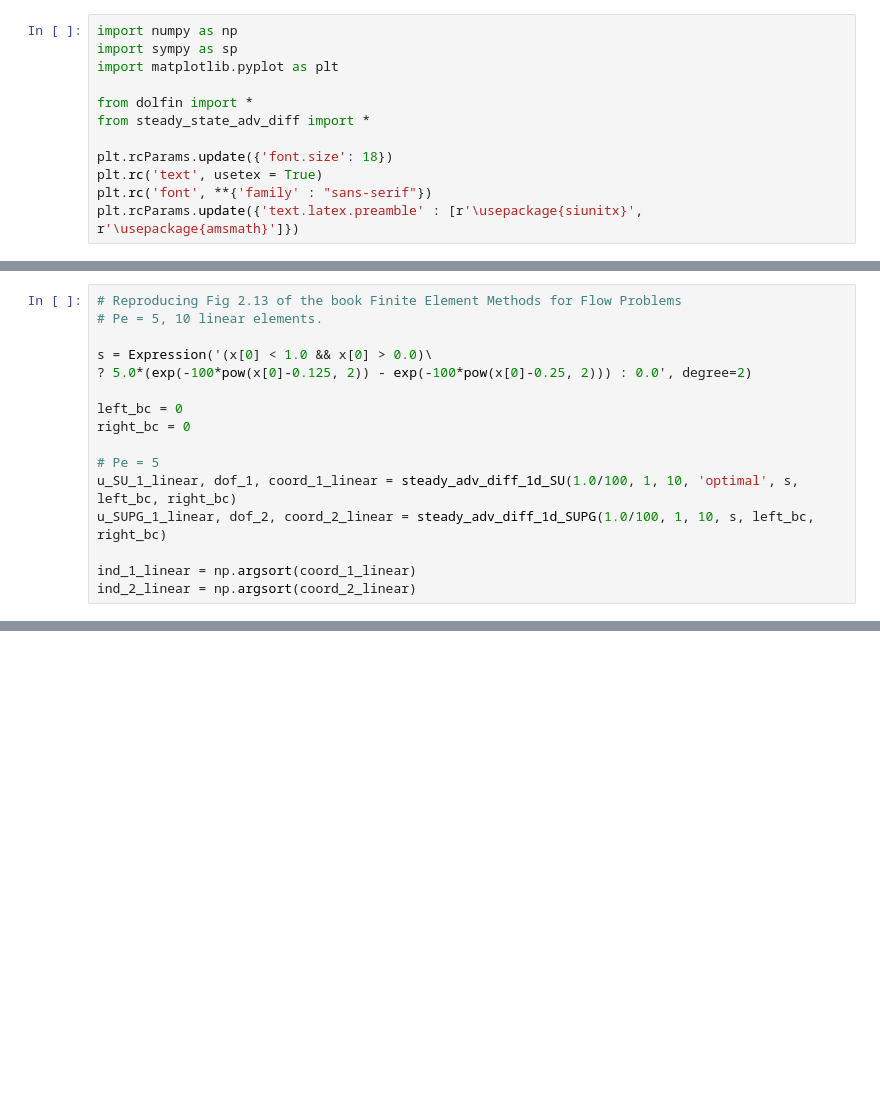
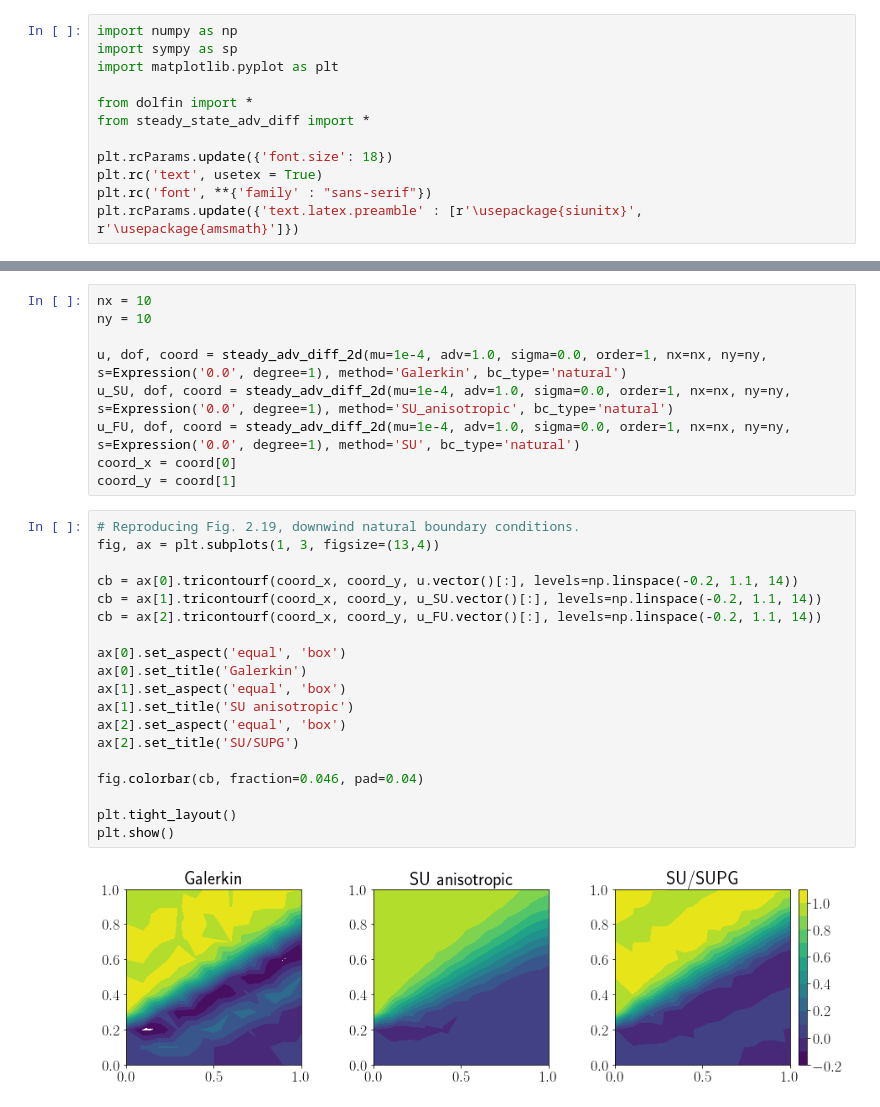
Before and after one commit to pwhuang/FE_in_Fluids_using_FEniCS, a Jupyter notebook: FE_in_fluids_CH2_2D.ipynb, the cells around one changed output, grey strips where cells are left out. Cells and saved outputs as stored; diff of their text form; blank space fills up the shorter version.

Commit message:
Initial version of the 2D problems of chapter 2.

```diff
--- a/FE_in_fluids_CH2_2D.ipynb
+++ b/FE_in_fluids_CH2_2D.ipynb
@@ -227,16 +12,0 @@ Peclet number =  5.0
-# %%
-# Reproducing Fig 2.13 of the book Finite Element Methods for Flow Problems
-# Pe = 5, 10 linear elements.
-
-s = Expression('(x[0] < 1.0 && x[0] > 0.0)\
-? 5.0*(exp(-100*pow(x[0]-0.125, 2)) - exp(-100*pow(x[0]-0.25, 2))) : 0.0', degree=2)
-
-left_bc = 0
-right_bc = 0
-
-# Pe = 5
-u_SU_1_linear, dof_1, coord_1_linear = steady_adv_diff_1d_SU(1.0/100, 1, 10, 'optimal', s, left_bc, right_bc)
-u_SUPG_1_linear, dof_2, coord_2_linear = steady_adv_diff_1d_SUPG(1.0/100, 1, 10, s, left_bc, right_bc)
-
-ind_1_linear = np.argsort(coord_1_linear)
-ind_2_linear = np.argsort(coord_2_linear)
@@ -551,0 +140,30 @@ Peclet number =  5.0
+# %%
+nx = 10
+ny = 10
+
+u, dof, coord = steady_adv_diff_2d(mu=1e-4, adv=1.0, sigma=0.0, order=1, nx=nx, ny=ny, s=Expression('0.0', degree=1), method='Galerkin', bc_type='natural')
+u_SU, dof, coord = steady_adv_diff_2d(mu=1e-4, adv=1.0, sigma=0.0, order=1, nx=nx, ny=ny, s=Expression('0.0', degree=1), method='SU_anisotropic', bc_type='natural')
+u_FU, dof, coord = steady_adv_diff_2d(mu=1e-4, adv=1.0, sigma=0.0, order=1, nx=nx, ny=ny, s=Expression('0.0', degree=1), method='SU', bc_type='natural')
+coord_x = coord[0]
+coord_y = coord[1]
+# %%
+# Reproducing Fig. 2.19, downwind natural boundary conditions.
+fig, ax = plt.subplots(1, 3, figsize=(13,4))
+
+cb = ax[0].tricontourf(coord_x, coord_y, u.vector()[:], levels=np.linspace(-0.2, 1.1, 14))
+cb = ax[1].tricontourf(coord_x, coord_y, u_SU.vector()[:], levels=np.linspace(-0.2, 1.1, 14))
+cb = ax[2].tricontourf(coord_x, coord_y, u_FU.vector()[:], levels=np.linspace(-0.2, 1.1, 14))
+
+ax[0].set_aspect('equal', 'box')
+ax[0].set_title('Galerkin')
+ax[1].set_aspect('equal', 'box')
+ax[1].set_title('SU anisotropic')
+ax[2].set_aspect('equal', 'box')
+ax[2].set_title('SU/SUPG')
+
+fig.colorbar(cb, fraction=0.046, pad=0.04)
+
+plt.tight_layout()
+plt.show()
+# %% [output]
+[figure, added]
```
Also changed, not shown: parts of 18 cells of this notebook.
